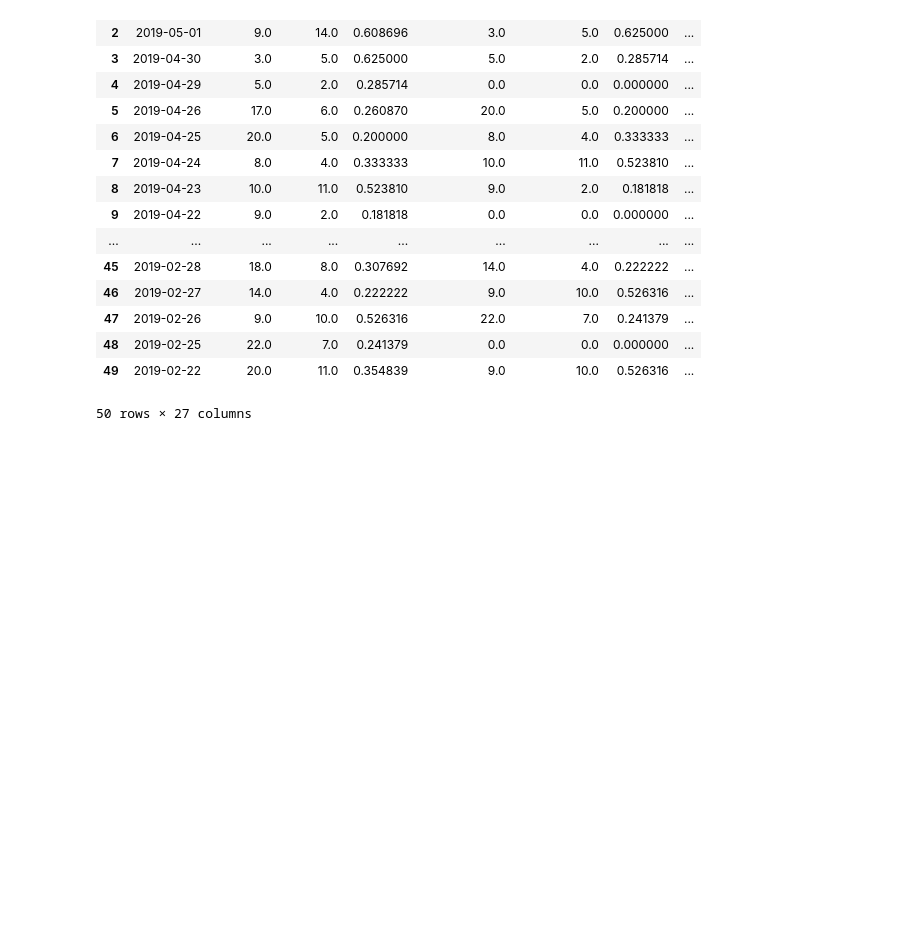
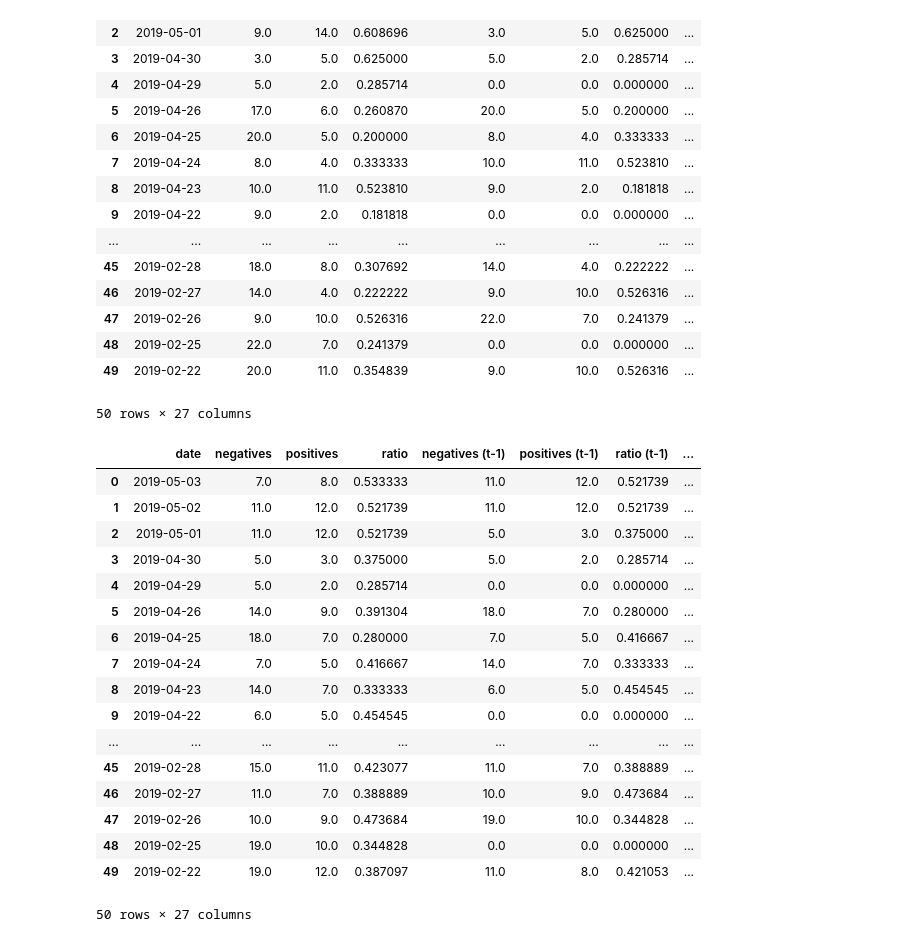
Before and after one commit to falkenovergaard/TA_Exam, a Jupyter notebook: ML_process_50_dates.ipynb, the cells around one changed output. Cells and saved outputs as stored; diff of their text form; code cells hidden in the pictures; blank space fills up the shorter version.

Commit message:
50_date working

```diff
--- a/ML_process_50_dates.ipynb
+++ b/ML_process_50_dates.ipynb
@@ -12,8 +12,12 @@ def merge_50_first_with_price_date(df_type):
     df=df.iloc[:50]
 
 
-    if len(df_type)==3:
+    if df_type[0:3]=="DJI":
         df_price = pd.read_excel('data/price/'+df_type[0:3]+'.xlsx',skiprows=[0])
+
+    elif df_type[0:3]=="BTC":
+        df_price = pd.read_excel('data/price/'+df_type[0:3]+'.xlsx',skiprows=[0])
+
     else:
         df_price = pd.read_excel('data/price/TSLA.xlsx',skiprows=[0])
 
@@ -68,4 +75,24 @@ result_DJI_vader[0].to_csv("ML_Data/first_50_dates/"+result_DJI_vader[1]+"_50.cs
 # %%
-result_DJI_pos = merge_50_first_with_price_date("DJI_pos")
-result_DJI_pos[0].to_csv("ML_Data/first_50_dates/"+result_DJI_pos[1]+"_50.csv")
+result = merge_50_first_with_price_date("DJI_neg")
+result[0].to_csv("ML_Data/first_50_dates/"+result[1]+"_50.csv")
+result[0]
+# %% [output]
+|  | date | negatives | positives | ratio | negatives (t-1) | positives (t-1) | ratio (t-1) | ... |
+| 0 | 2019-05-03 | 7.0 | 8.0 | 0.533333 | 11.0 | 12.0 | 0.521739 | ... |
+| 1 | 2019-05-02 | 11.0 | 12.0 | 0.521739 | 11.0 | 12.0 | 0.521739 | ... |
+| 2 | 2019-05-01 | 11.0 | 12.0 | 0.521739 | 5.0 | 3.0 | 0.375000 | ... |
+| 3 | 2019-04-30 | 5.0 | 3.0 | 0.375000 | 5.0 | 2.0 | 0.285714 | ... |
+| 4 | 2019-04-29 | 5.0 | 2.0 | 0.285714 | 0.0 | 0.0 | 0.000000 | ... |
+| 5 | 2019-04-26 | 14.0 | 9.0 | 0.391304 | 18.0 | 7.0 | 0.280000 | ... |
+| 6 | 2019-04-25 | 18.0 | 7.0 | 0.280000 | 7.0 | 5.0 | 0.416667 | ... |
+| 7 | 2019-04-24 | 7.0 | 5.0 | 0.416667 | 14.0 | 7.0 | 0.333333 | ... |
+| 8 | 2019-04-23 | 14.0 | 7.0 | 0.333333 | 6.0 | 5.0 | 0.454545 | ... |
+| 9 | 2019-04-22 | 6.0 | 5.0 | 0.454545 | 0.0 | 0.0 | 0.000000 | ... |
+| ... | ... | ... | ... | ... | ... | ... | ... | ... |
+| 45 | 2019-02-28 | 15.0 | 11.0 | 0.423077 | 11.0 | 7.0 | 0.388889 | ... |
+| 46 | 2019-02-27 | 11.0 | 7.0 | 0.388889 | 10.0 | 9.0 | 0.473684 | ... |
+| 47 | 2019-02-26 | 10.0 | 9.0 | 0.473684 | 19.0 | 10.0 | 0.344828 | ... |
+| 48 | 2019-02-25 | 19.0 | 10.0 | 0.344828 | 0.0 | 0.0 | 0.000000 | ... |
+| 49 | 2019-02-22 | 19.0 | 12.0 | 0.387097 | 11.0 | 8.0 | 0.421053 | ... |
+50 rows × 27 columns
 # %%
```
Also changed, not shown: parts of 10 cells of this notebook, 6 other files.
